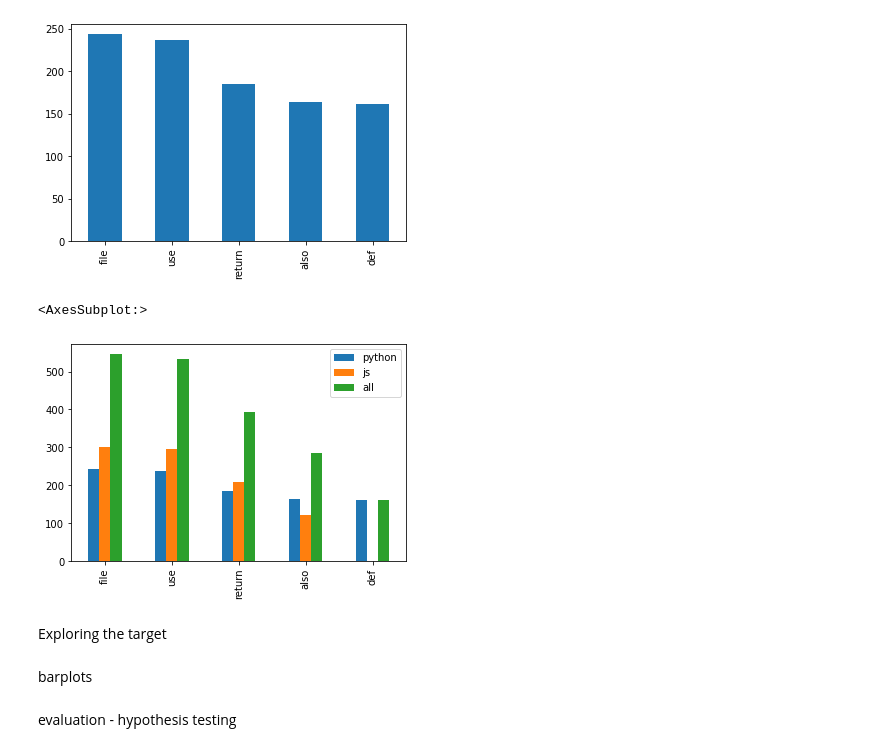
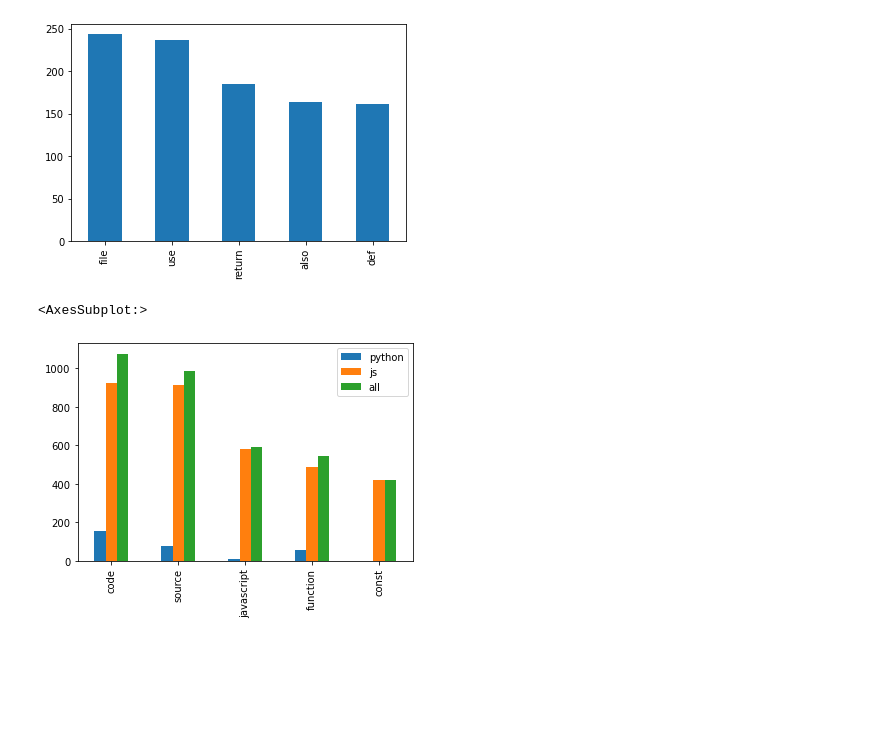
Before and after one commit to Brandon-Martinez27/nlp_project, a Jupyter notebook: acquire_nlp.ipynb, the cells around one changed output. Saved outputs shown, nothing was run; the diff lists cells and outputs as text; code cells hidden in the pictures; blank space fills up the shorter version.

```diff
--- a/acquire_nlp.ipynb
+++ b/acquire_nlp.ipynb
@@ -755,13 +762,7 @@ word_counts.python.sort_values(ascending = False).head().plot(kind = 'bar')
 <AxesSubplot:>
 [figure]
 # %%
-word_counts.sort_values(by = 'python', ascending = False).head().plot(kind = 'bar')
+word_counts.sort_values(by = 'js', ascending = False).head().plot(kind = 'bar')
 # %% [output]
 <AxesSubplot:>
-[figure, old version]
+[figure, new version]
-# %% [markdown]
-Exploring the target
-# %% [markdown]
-barplots
-# %% [markdown]
-evaluation - hypothesis testing
```
Also changed, not shown: parts of 7 cells of this notebook.
